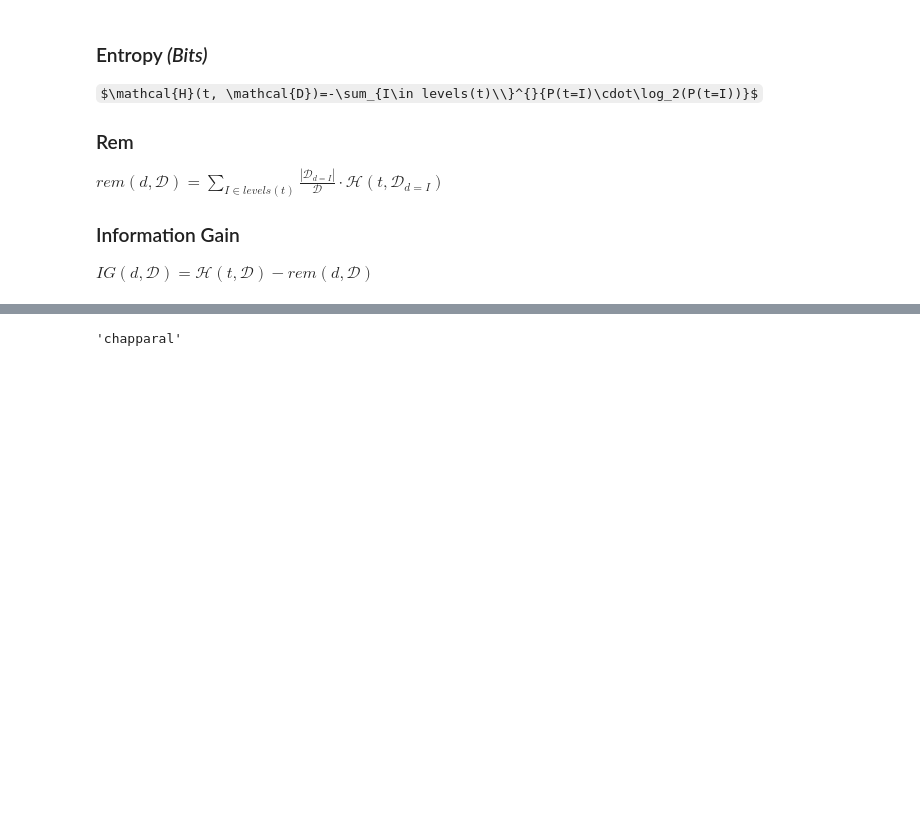
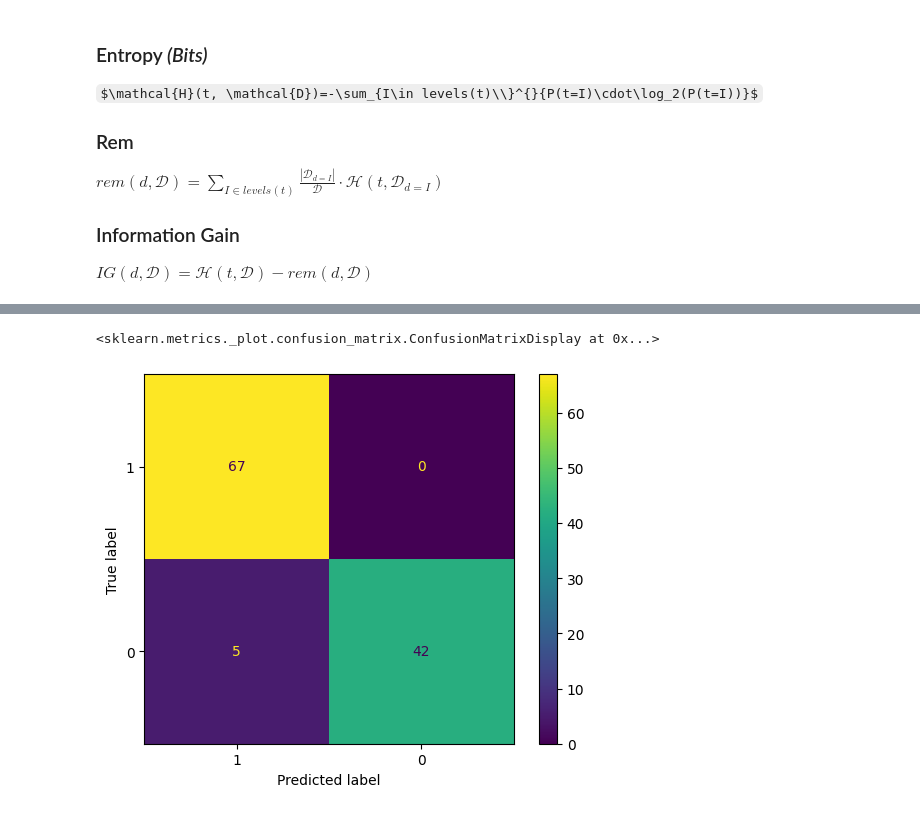
Before and after one commit to duong-jason/CPSC-474, a Jupyter notebook: MPI_Random_Forest.ipynb, the cells around one changed output, grey strips where cells are left out. Cells and saved outputs as stored; diff of their text form; code cells hidden in the pictures; some formulas as TeX source; blank space fills up the shorter version.

```diff
--- a/MPI_Random_Forest.ipynb
+++ b/MPI_Random_Forest.ipynb
@@ -276,7 +266,7 @@ class RandomForest():
             a, b = self.make_bootstrap(X, y, self.n_sample)
             i = DecisionTree().fit(a, b)
             print(f"===Decision Tree {_+1}===\n")
-            print(pd.concat([a, b], axis=1))
+            # print(pd.concat([a, b], axis=1))
             print()
             print(i)
             print()
@@ -287,6 +277,10 @@ class RandomForest():
 
     def predict(self, X):
         """Aggregation"""
-        assert all(isinstance(m, DecisionTree) for m in self.forest)
+        assert all(isinstance(model, DecisionTree) for model in self.forest)
         return mode([dt.predict(X) for dt in self.forest])
+
+    def score(self, X, y):
+        y_hat = [self.predict(X.iloc[x].to_frame().T) for x in range(len(X))]
+        return confusion_matrix(y, y_hat, labels=[1, 0])
 # %%
@@ -312,7 +307,12 @@ Stream = 0.971 - 0.551 = 0.420
+# %%
+score = rf.score(X_test, y_test)
+dplt = ConfusionMatrixDisplay(confusion_matrix=score, display_labels=[1, 0])
+dplt.plot()
+# %% [output]
+<sklearn.metrics._plot.confusion_matrix.ConfusionMatrixDisplay at 0x...>
+[figure, added]
 # %%
-X_test = pd.DataFrame({'Stream': ['true'],
-                       'Slope': ['steep'],
-                       'Elevation': ['high']})
-rf.predict(X_test)
+# X_test = pd.DataFrame({'Stream': ['true'],
+#                        'Slope': ['steep'],
+#                        'Elevation': ['high']})
+# rf.predict(X_test)
-# %% [output]
-'chapparal'
```
Also changed, not shown: parts of 14 cells of this notebook, 1 other file.
